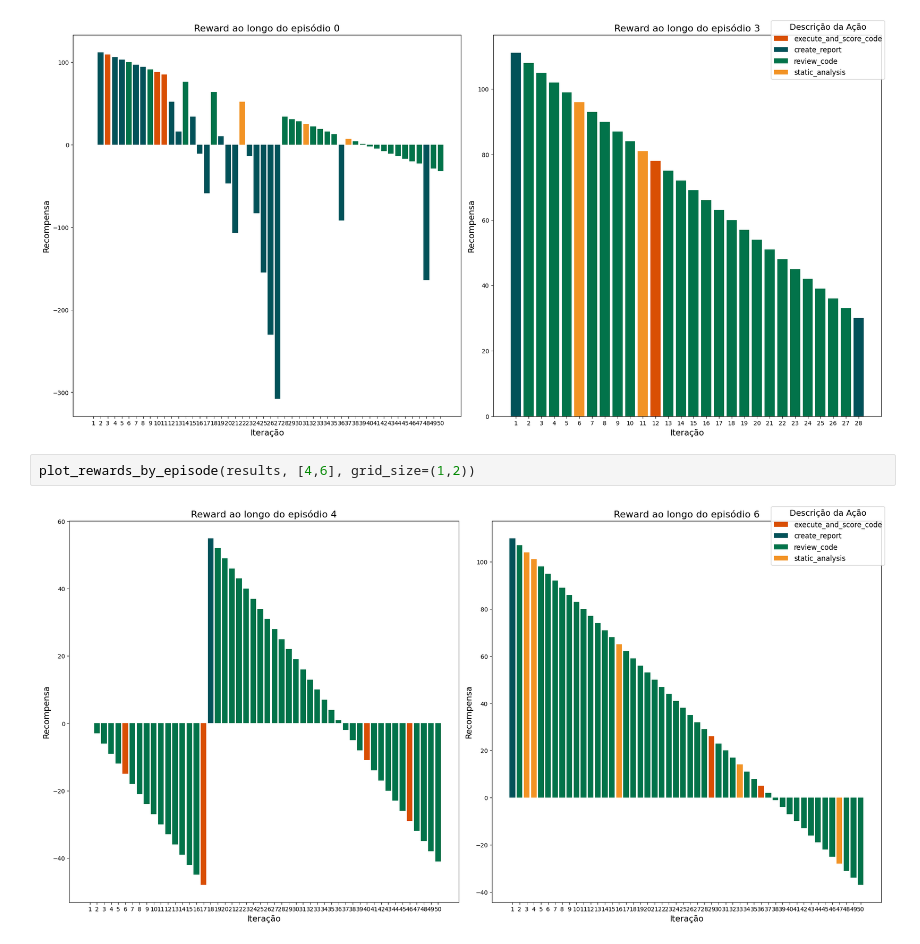
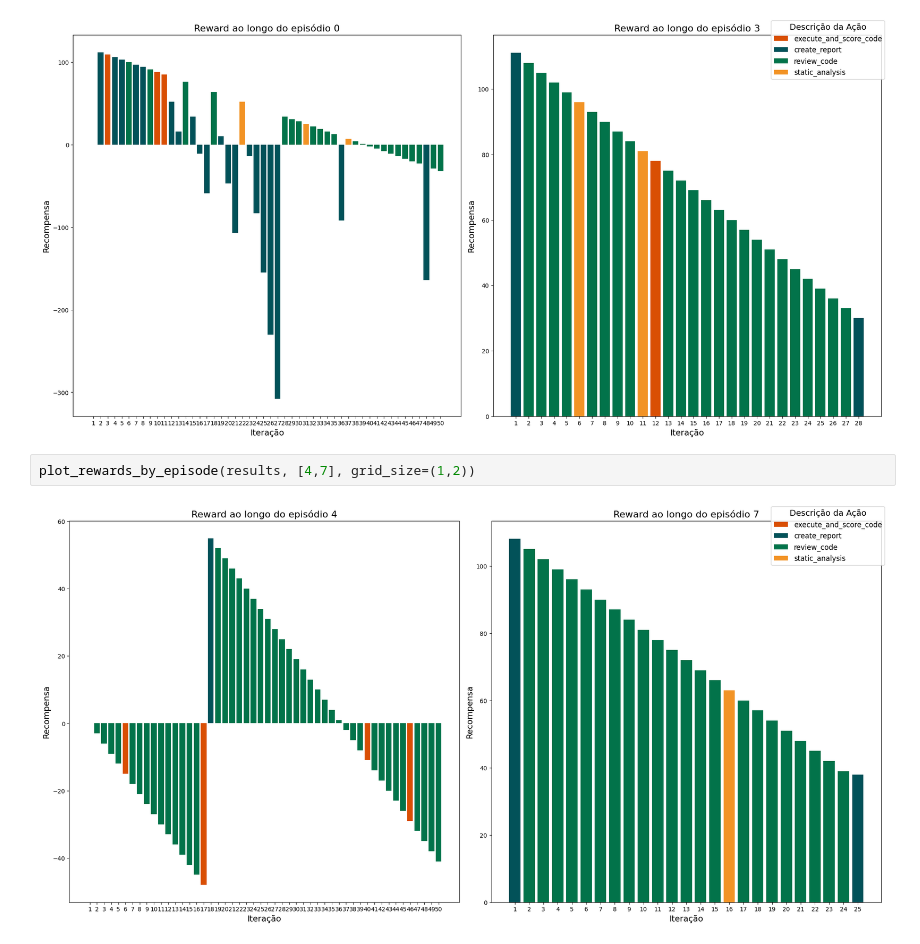
Before and after one commit to kauanmaf/reinforcementLearning, a Jupyter notebook: analysis.ipynb, the cells around one changed output. Saved outputs shown, nothing was run; the diff lists cells and outputs as text.

```diff
--- a/analysis.ipynb
+++ b/analysis.ipynb
@@ -43,9 +43,9 @@ plot_rewards_by_episode(results, [0,3], grid_size=(1,2))
 # %% [output]
 [figure]
 # %%
-plot_rewards_by_episode(results, [4,6], grid_size=(1,2))
+plot_rewards_by_episode(results, [4,7], grid_size=(1,2))
 # %% [output]
-[figure, old version]
+[figure, new version]
 # %%
 import pandas as pd
 import matplotlib.pyplot as plt
```
Also changed, not shown: parts of 1 cell of this notebook, 1 other file.
